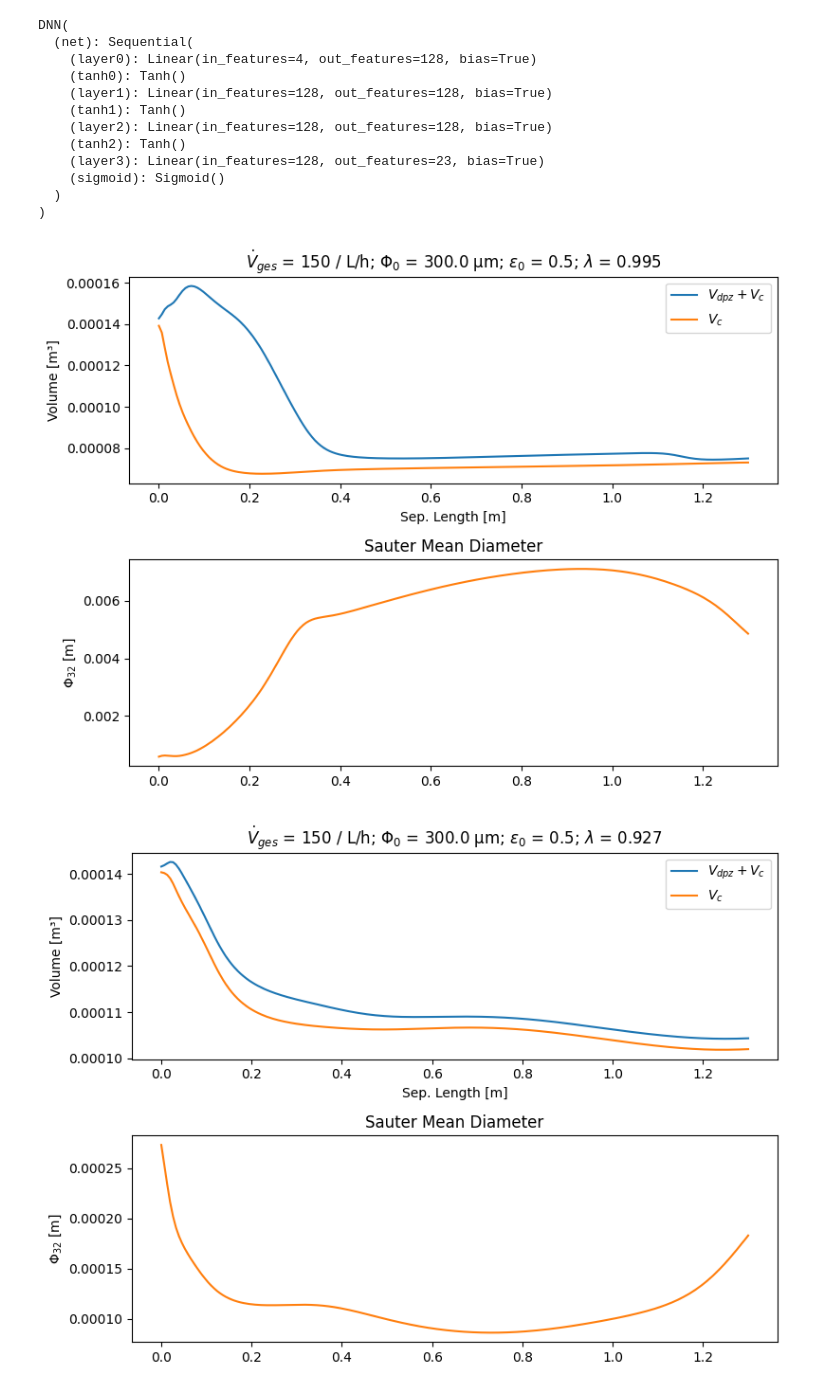
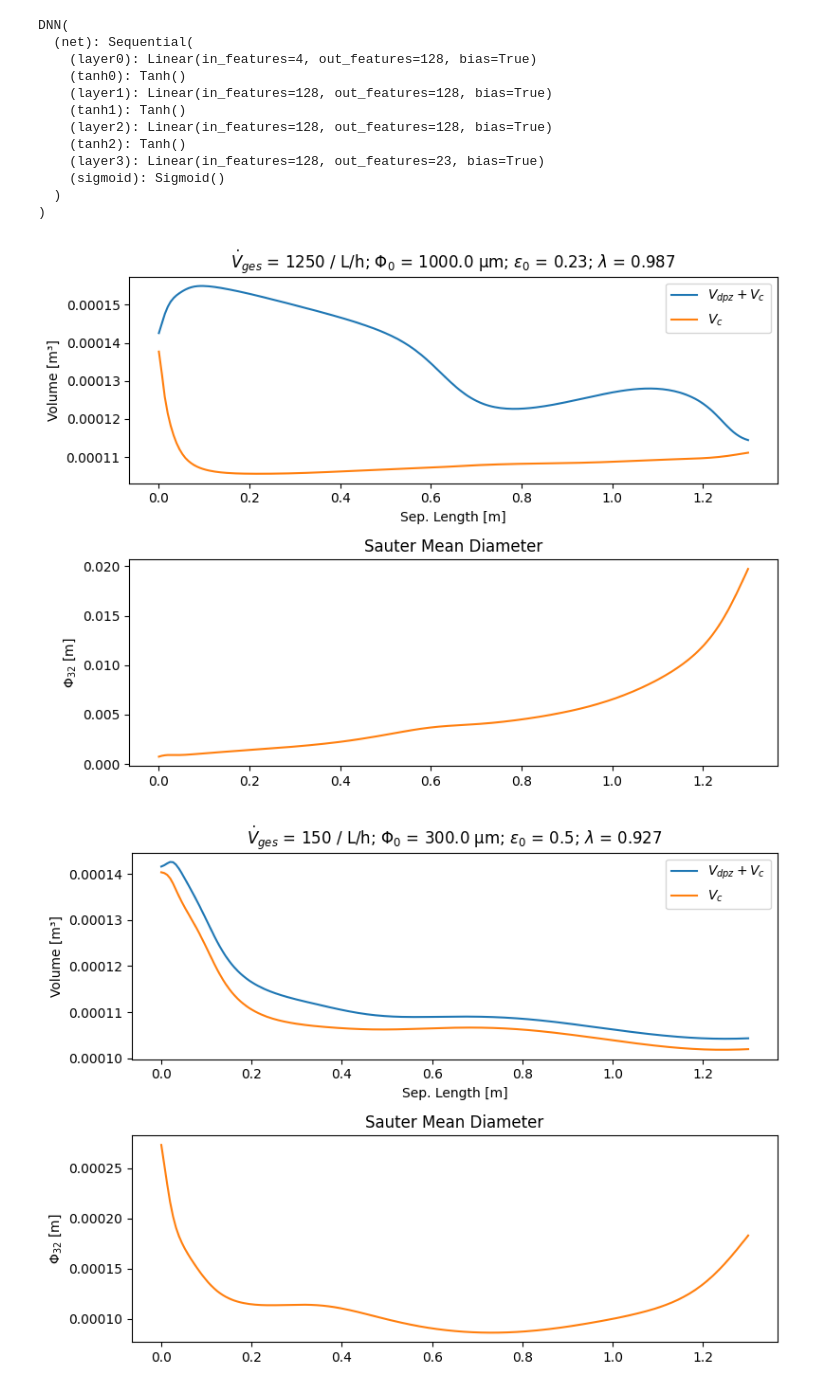
Before and after one commit to iagr98/MA-DNN, a Jupyter notebook: PINN_run.ipynb, the cells around one changed output. Cells and saved outputs as stored; diff of their text form; code cells hidden in the pictures.

```diff
--- a/PINN_run.ipynb
+++ b/PINN_run.ipynb
@@ -93,9 +93,9 @@ DNN(
 )
 # %%
 # vector x
-dV_ges = 150
-eps_0 = 0.5
-phi_0 = 300e-6
+dV_ges = 1250
+eps_0 = 0.23
+phi_0 = 1000e-6
 _, _, d_j, _ = fun.initialize_boundary_conditions(eps_0, phi_0, 2.5*phi_0, 'Output', N_D=20, plot=False)
 
 
@@ -106,34 +106,34 @@ Y_list = np.array(Y_list)
 
 phi_32_x = Y_list[:,2]
 V_c_x = Y_list[:,1]
 V_dpz_x = Y_list[:,0]
 N_j = Y_list[:,3:]
 lam = hf.calc_efficiency(d_j, N_j)
 
 
 
 fig, (ax1, ax2) = plt.subplots(2, 1, figsize=(8, 6))  # eine Zeile, zwei Spalten
 
 # --- Subplot 1 ---
 ax1.plot(x_line, V_c_x + V_dpz_x, label=r'$V_{dpz}+V_{c}$')
 ax1.plot(x_line, V_c_x, label=r'$V_c$')
 ax1.set_ylabel('Volume [m³]')
 ax1.set_title(rf'$\dot{{V}}_{{ges}}$ = {dV_ges} / L/h; '
               rf'$\Phi_0$ = {1e6*phi_0} µm; '
               rf'$\epsilon_0$ = {eps_0}; '
               rf'$\lambda$ = {lam:.3f}')
 ax1.legend()
 
 # --- Subplot 2 ---
 ax2.plot(x_line, phi_32_x, color='tab:orange')
 ax2.set_ylabel(r'$\Phi_{32}$ [m]')
 ax1.set_xlabel('Sep. Length [m]')
 ax2.set_title('Sauter Mean Diameter')
 
 plt.tight_layout()
 plt.show()
 # %% [output]
-[figure, old version]
+[figure, new version]
 # %%
 # vector x
 dV_ges = 150
```
Also changed, not shown: 17 other files.
